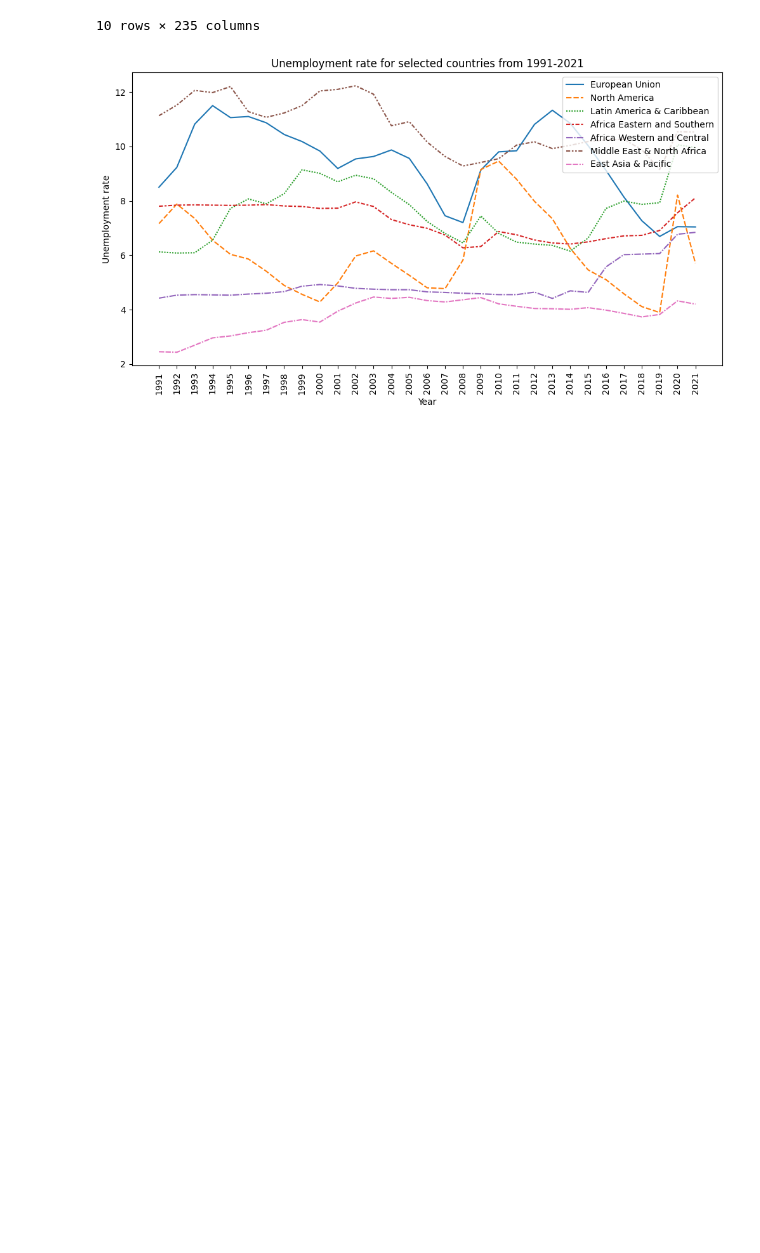
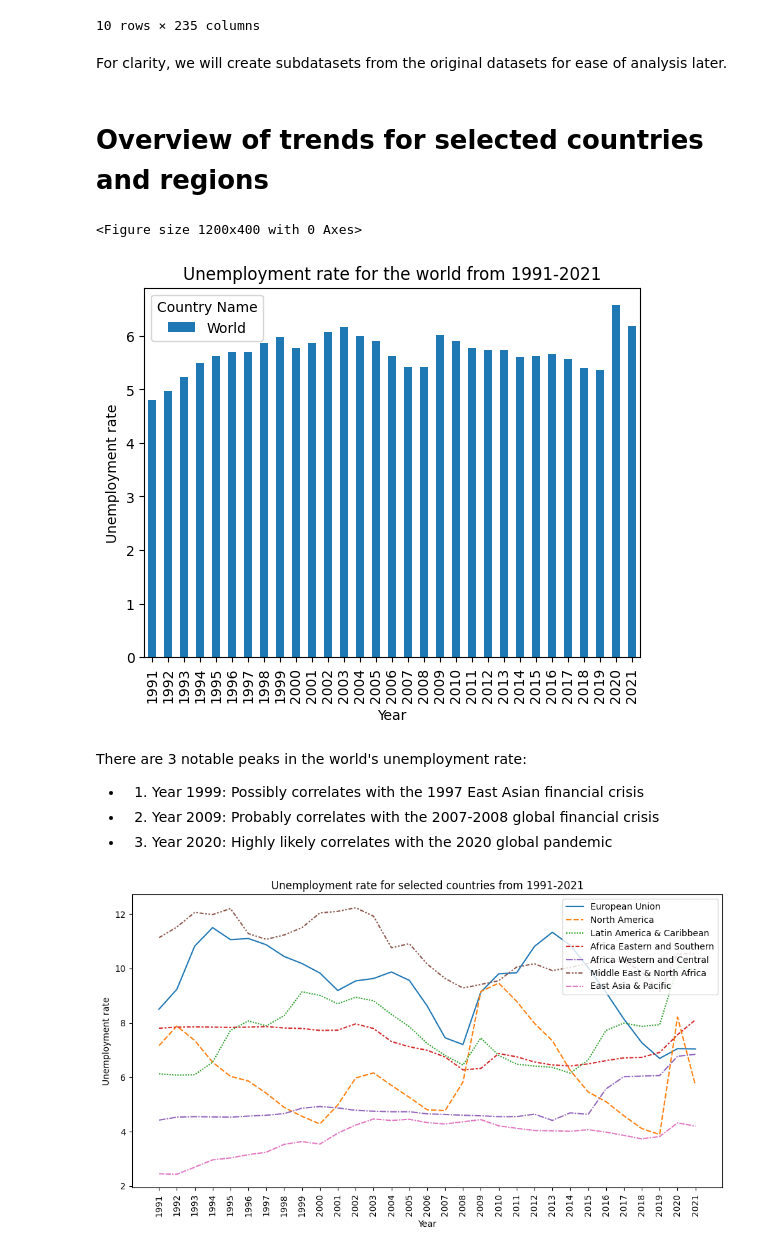
Before and after one commit to lorrespz/Kaggle_Data_Analysis_Projects, a Jupyter notebook: world-unemployment-trend-1991-2021.ipynb, the cells around one changed output. Drawn from its saved outputs; the diff is of its cells as text; code cells hidden in the pictures; blank space fills up the shorter version.

Commit message:
Kaggle Notebook | World Unemployment Trend: 1991 - 2021 | Version 6

```diff
--- a/world-unemployment-trend-1991-2021.ipynb
+++ b/world-unemployment-trend-1991-2021.ipynb
@@ -59,3 +61,5 @@ df.head(10)
 | 1999 | 7.79 | 10.81 | 4.86 | 4.05 | 20.84 | 12.11 | ... |
 | 2000 | 7.72 | 10.81 | 4.92 | 4.03 | 19.03 | 12.60 | ... |
 10 rows × 235 columns
+# %% [markdown]
+For clarity, we will create subdatasets from the original datasets for ease of analysis later.
@@ -62,3 +117,21 @@ df.head(10)
+# %% [markdown]
+# Overview of trends for selected countries and regions
+# %%
+plt.figure(figsize = (12,4));
+df[['World']].plot(kind = 'bar');
+plt.xlabel('Year');
+plt.xticks(rotation='vertical')
+plt.ylabel('Unemployment rate');
+plt.title('Unemployment rate for the world from 1991-2021');
+#plt.legend(loc = 'upper right');
+# %% [output]
+<Figure size 1200x400 with 0 Axes>
+[figure, added]
+# %% [markdown]
+There are 3 notable peaks in the world's unemployment rate:
+- 1. Year 1999: Possibly correlates with the 1997 East Asian financial crisis
+- 2. Year 2009: Probably correlates with the 2007-2008 global financial crisis
+- 3. Year 2020: Highly likely correlates with the 2020 global pandemic
 # %%
 plt.figure(figsize = (12,6));
 sns.lineplot(df[['European Union', 'North America','Latin America & Caribbean', 'Africa Eastern and Southern',
```
Also changed, not shown: parts of 11 cells of this notebook.
